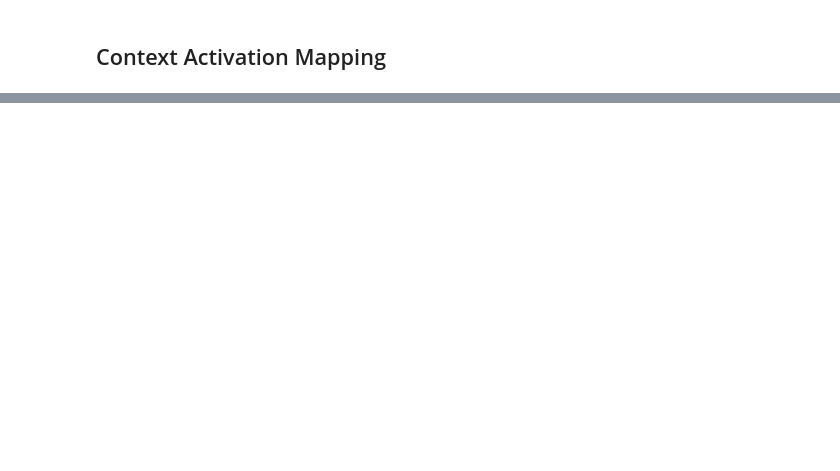
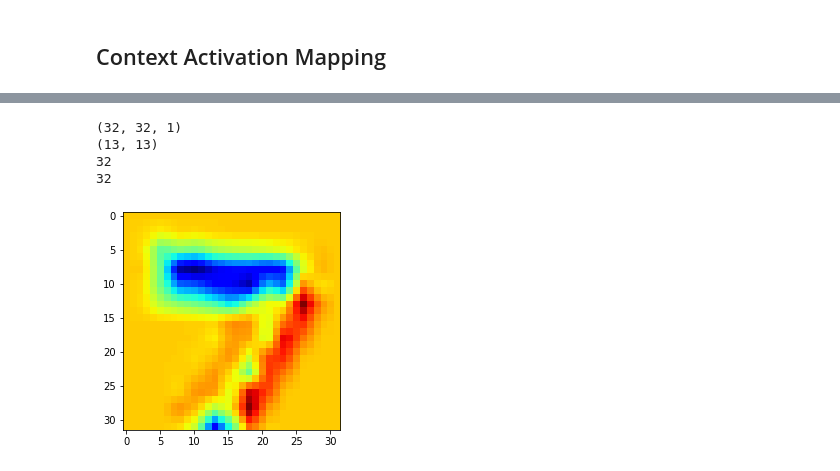
Before and after one commit to peterhuang88/nn_input_analysis, a Jupyter notebook: lenet5_keras.ipynb, the cells around one changed output, grey strips where cells are left out. Saved outputs shown, nothing was run; the diff lists cells and outputs as text; code cells hidden in the pictures; blank space fills up the shorter version.

```diff
--- a/lenet5_keras.ipynb
+++ b/lenet5_keras.ipynb
@@ -173,0 +195,59 @@ for idx in range(5):
+# %%
+from keras import backend as K
+from vis.utils import utils
+import cv2
+
+def grad_cam():
+  class_output = model.output[:, 7]
+
+  # layer output
+  convolution_output = model.get_layer('conv2d_6').output
+
+  # get gradients
+  grads = K.gradients(class_output, convolution_output)[0]
+
+  # get convolution output and gradients for input
+  gradient_function = K.function([model.input], [convolution_output, grads])
+
+  print(x_test[0].shape)
+  # output, grads_val = gradient_function([x_test[0]])
+  output, grads_val = gradient_function([(x_test[0])[np.newaxis,...]])
+  output, grads_val = output[0], grads_val[0]
+
+  #print(output)
+  #rint(grads_val)
+  weights = np.mean(grads_val, axis=(0, 1))
+  cam = np.dot(output, weights)
+
+  print(cam.shape)
+  print(x_test.shape[1])
+  print(x_test.shape[2])
+
+  # create heat map
+  x_scale = x_test.shape[1] / cam.shape[0]
+  y_scale = x_test.shape[2] / cam.shape[1]
+  cam = scipy.ndimage.zoom(cam, (x_scale,y_scale), order=1)
+
+  #cam = np.maximum(cam, 0)
+  #heatmap = cam / np.max(cam)
+
+  # Return to BGR [0..255] from the preprocessed image
+  #image_rgb = (x_test[0])[0, :]
+  #image_rgb -= np.min(image_rgb)
+  #image_rgb = np.minimum(image_rgb, 255)
+
+
+  #cam = cv2.applyColorMap(np.uint8(255 * heatmap), cv2.COLORMAP_JET)
+  #cam = np.float32(cam) + np.float32(image_rgb)
+  #cam = 255 * cam / np.max(cam)
+
+  plt.imshow(cam, cmap = 'jet')
+  # plt.imshow(heatmap)
+
+grad_cam()
+# %% [output]
+(32, 32, 1)
+(13, 13)
+32
+32
+[figure, added]
```
Also changed, not shown: parts of 12 cells of this notebook, 1 other file.
